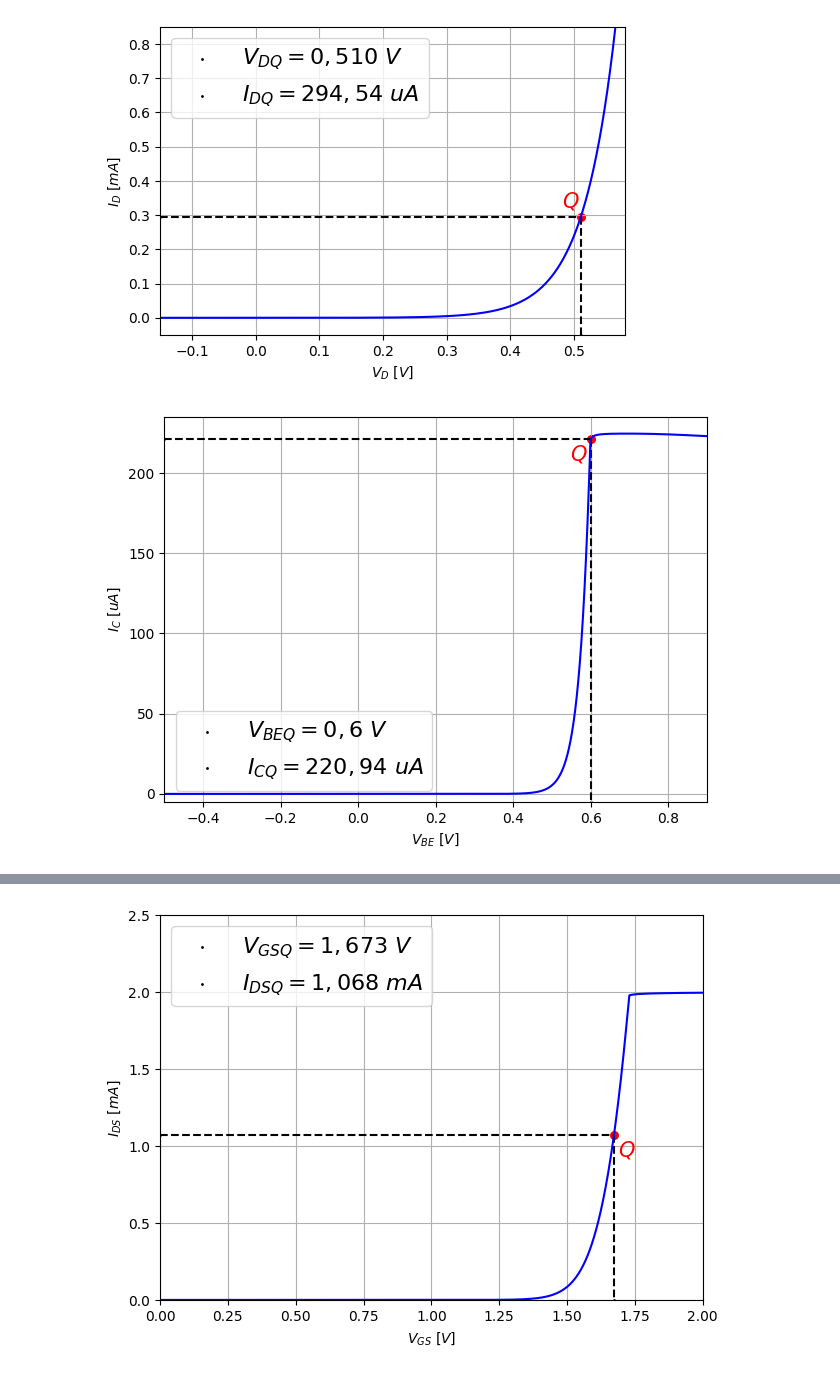
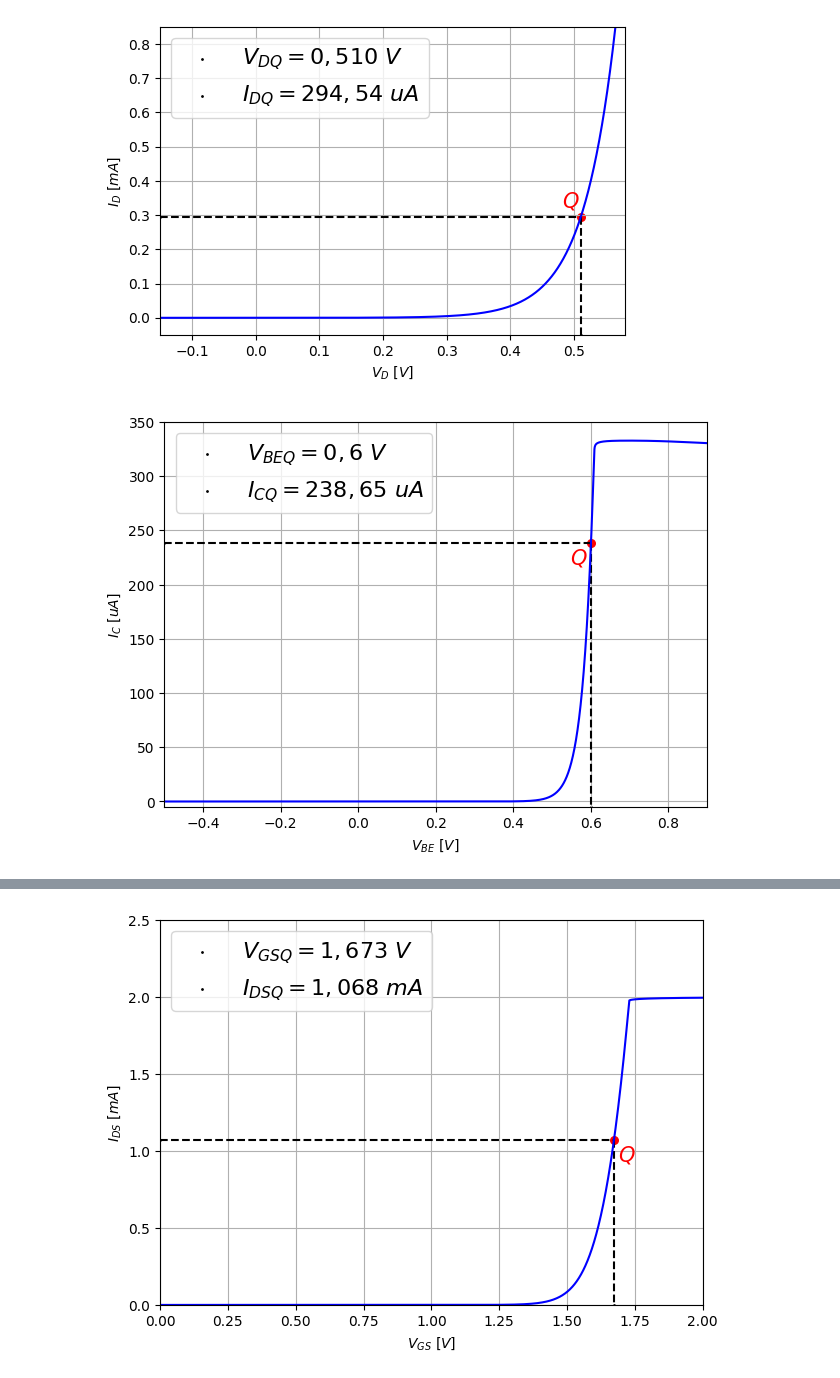
Before and after one commit to Fditoro/TP-Final-Fisica-Electronica, a Jupyter notebook: Spice/Graficos Spice.ipynb, the cells around one changed output, grey strips where cells are left out. Cells and saved outputs as stored; diff of their text form; code cells hidden in the pictures.

```diff
--- a/Spice/Graficos Spice.ipynb
+++ b/Spice/Graficos Spice.ipynb
@@ -62,8 +62,8 @@ import matplotlib.pyplot as plt
 import os
 
 # ----------------------------     Grafico BJT Curva de Entrada     --------------------------------------
-VBEQ = 0.600377
-ICQ = 0.000220939E+6
+VBEQ = 0.600717
+ICQ = 0.000238655E+6
 
 #------------Load the signals from the .raw file
 raw_file = 'Circuito_BJT\\Circuito_BJT_Curva_Entrada.raw'
@@ -84,36 +84,36 @@ chargeTime = np.linspace(0, 250, 1000)
 
 #Set mplt and min Voltages and currents
 V_upper_limit = 0.9
 V_lower_limit = -0.5
-I_upper_limit = 235
+I_upper_limit = 350
 I_lower_limit = -5
 
 fig = plt.figure(figsize=(7, 5))
 fig.subplots_adjust(hspace=0.5)
 
 #Current plot
 plt.xlabel("$V_{BE}\ [V]$")
 plt.ylabel("$I_C \ [uA]$")
 
 #---------      Anotaciones     --------------
 plt.plot([VBEQ,VBEQ], [ICQ, I_lower_limit], linestyle = '--', linewidth = 1.5,  color = 'black')
 plt.plot([V_lower_limit,VBEQ], [ICQ, ICQ], linestyle = '--', linewidth = 1.5,  color = 'black')
 plt.scatter(VBEQ, ICQ, color='red', s = 30)
 plt.scatter(VBEQ, I_lower_limit, color='black', s = 1, label = '$V_{BEQ} = 0,6 \ V$')
-plt.scatter(V_lower_limit, ICQ, color='black', s = 1, label = '$I_{CQ} = 220,94 \ uA$')
+plt.scatter(V_lower_limit, ICQ, color='black', s = 1, label = '$I_{CQ} = 238,65 \ uA$')
 plt.annotate(r"$Q$", xy=(VBEQ, ICQ), xytext=(-9, -15),textcoords='offset points', ha='center', fontsize = 15, color = 'red')
 
 plt.xlim(V_lower_limit, V_upper_limit)
 plt.ylim(I_lower_limit, I_upper_limit)
 plt.grid()
 plt.legend(fontsize = 16)
 
 plt.plot(VBE , IC, 'b-')
 
 #plt.savefig('Grafico Curva de Entrada BJT.pdf', format='pdf')
 plt.show()
 # %% [output]
-[figure, old version]
+[figure, new version]
 # %%
 import ltspice
 import numpy as np
```
Also changed, not shown: parts of 1 cell of this notebook, 8 other files.
